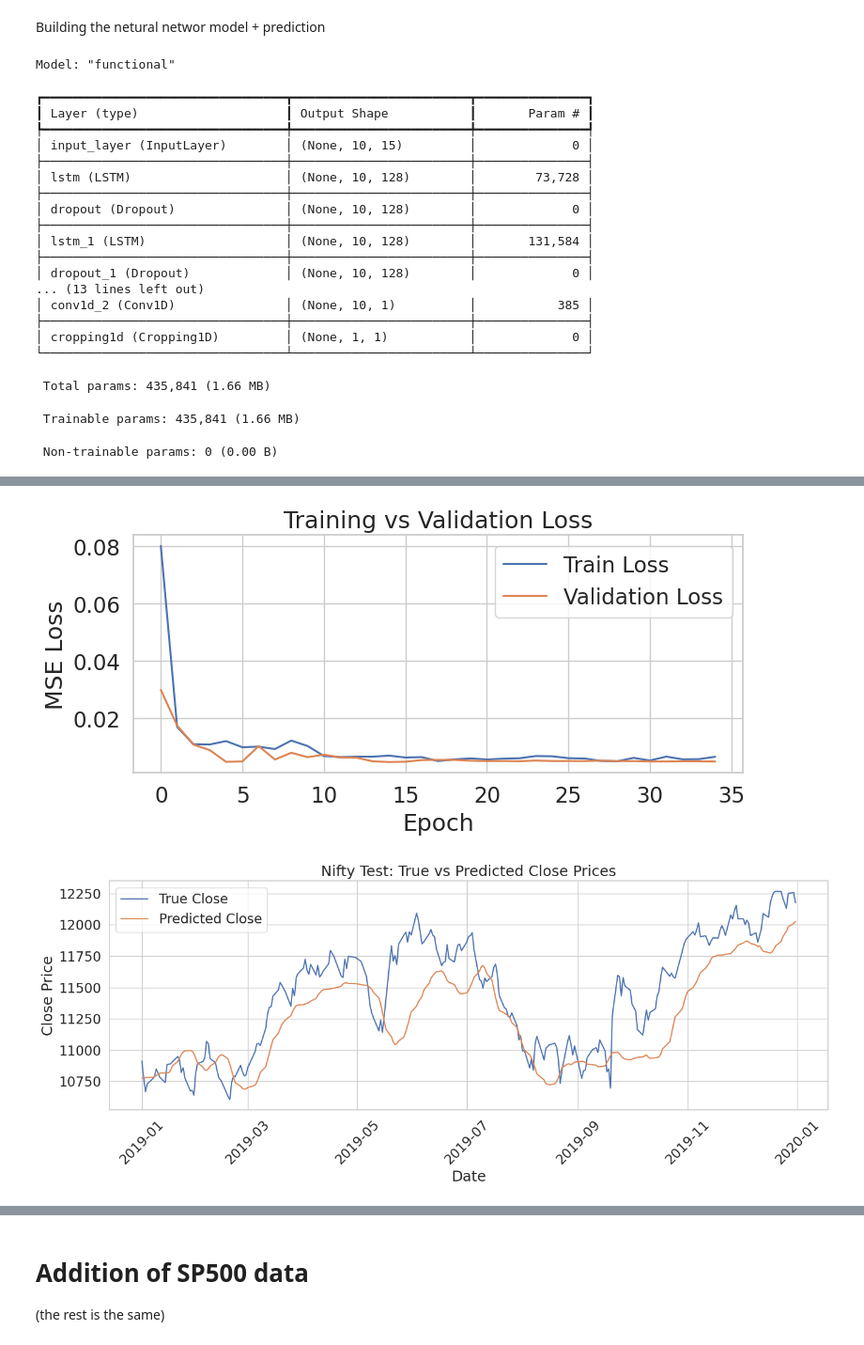
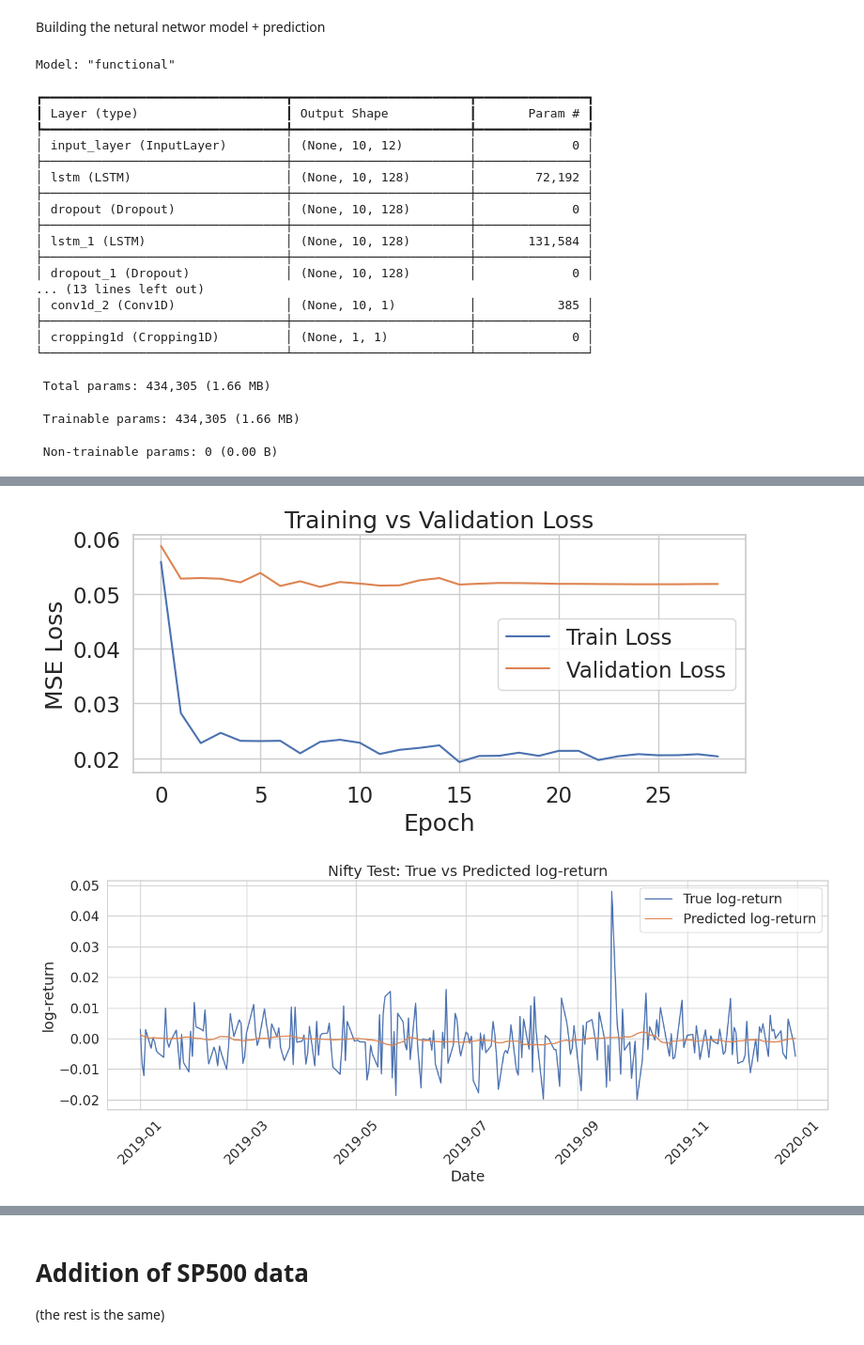
Before and after one commit to ClaudiooBarbieri/econometric-insurance, a Jupyter notebook: econometric/GROUP4/LSTM.ipynb, the cells around one changed output, grey strips where cells are left out. Shown at 94% size. Cells and saved outputs as stored; diff of their text form; code cells hidden in the pictures.

Commit message:
LSTM final + Trading strategies

```diff
--- a/econometric/GROUP4/LSTM.ipynb
+++ b/econometric/GROUP4/LSTM.ipynb
@@ -54,0 +59,6 @@ However we do not use a rollig window: we do not retrain the model after each pr
+# %%
+# Compute daily log-return
+df['target'] = np.log(df['close'] / df['open'])
+df['Log_return'] = df['target'].shift(1)
+
+print(df.head())
@@ -56,9 +84,12 @@ However we do not use a rollig window: we do not retrain the model after each pr
 Data spitting, scaling and sequence preparation
 # %%
 # Select the features and target
-FEATURES = ['Open','High','Low','Close',  'Volume', 'macd','rsi','ulti',
-            'volatility','roc','dema','atr','cci','obv','wr']
-TARGET   = 'close'
+FEATURES = [
+    'Log_return',     # previous day log return
+    'Volume',
+    'macd', 'rsi', 'ulti', 'volatility', 'roc', 'dema', 'atr', 'cci', 'obv', 'wr'
+]
+TARGET = 'target'
 
 # Restrict the dataframe from the dates with no NaNs
 df = df[df['Date'] >= '2017-02-13'].reset_index(drop=True)
@@ -72,9 +103,9 @@ test_start  = pd.to_datetime('2019-01-01')
 # Hyperparameters for bulding the dataset (telescope, i.e. the len of the prediction
 # output is set to 1: we focus on the single point 1-step ahead predction. Also
 # stride is set to 1 so that the window moves one-at-a-time)
-WINDOW    = 10
-STRIDE    = 1
-TELESCOPE = 1  # one-day ahead
+WINDOW    = 10  # Len of the input
+STRIDE    = 1 # If 1 it predicts every day, if different the window slides of the given slide --> predicts a subset of days
+TELESCOPE = 1  # How many to predict (WE FIX IT TO 1: MANY-TO-ONE OUTPUT)
 
 # For each split, extend backwards by WINDOW days to allow full sequences (so we can alow full
 # 2019 prediction, or validation on all last three months of 2018)
@@ -189,11 +220,8 @@ print(f"Test MSE: {mean_squared_error(true_flat, pred_flat):.4f}")
 print(f"Test MAE: {mean_absolute_error(true_flat, pred_flat):.4f}")
 
 # Directional accuracy
-dirs = []
-for i in range(len(Xte)):
-    last_close = x_scaler.inverse_transform(Xte[i])[-1, FEATURES.index('Close')]
-    dirs.append(int((pred_flat[i]>last_close)==(true_flat[i]>last_close)))
-print(f"Directional Accuracy: {100*np.mean(dirs):.2f}%")
+directional_acc = np.mean((pred_flat > 0) == (true_flat  > 0))
+print(f"Directional Accuracy: {100 * directional_acc:.2f}%")
 
 # Plot training & validation loss
 plt.figure(figsize=(8,4))
@@ -211,19 +239,19 @@ plt.show()
 results = pd.DataFrame({'Date': dte, 'True_Close': true_flat, 'Pred_Close': pred_flat})
 results.set_index('Date', inplace=True)
 plt.figure(figsize=(14,6))
-plt.plot(results.index, results['True_Close'], label='True Close')
-plt.plot(results.index, results['Pred_Close'], label='Predicted Close')
-plt.xticks(rotation=45); plt.xlabel('Date'); plt.ylabel('Close Price')
-plt.title('Nifty Test: True vs Predicted Close Prices')
+plt.plot(results.index, results['True_Close'], label='True log-return')
+plt.plot(results.index, results['Pred_Close'], label='Predicted log-return')
+plt.xticks(rotation=45); plt.xlabel('Date'); plt.ylabel('log-return')
+plt.title('Nifty Test: True vs Predicted log-return')
 plt.legend(); plt.tight_layout(); plt.show()
 # %% [output]
 Model: "functional"
 ┏━━━━━━━━━━━━━━━━━━━━━━━━━━━━━━━━━┳━━━━━━━━━━━━━━━━━━━━━━━━┳━━━━━━━━━━━━━━━┓
 ┃ Layer (type)                    ┃ Output Shape           ┃       Param # ┃
 ┡━━━━━━━━━━━━━━━━━━━━━━━━━━━━━━━━━╇━━━━━━━━━━━━━━━━━━━━━━━━╇━━━━━━━━━━━━━━━┩
-│ input_layer (InputLayer)        │ (None, 10, 15)         │             0 │
+│ input_layer (InputLayer)        │ (None, 10, 12)         │             0 │
 ├─────────────────────────────────┼────────────────────────┼───────────────┤
-│ lstm (LSTM)                     │ (None, 10, 128)        │        73,728 │
+│ lstm (LSTM)                     │ (None, 10, 128)        │        72,192 │
 ├─────────────────────────────────┼────────────────────────┼───────────────┤
 │ dropout (Dropout)               │ (None, 10, 128)        │             0 │
 ├─────────────────────────────────┼────────────────────────┼───────────────┤
@@ -235,7 +263,7 @@ Model: "functional"
 ├─────────────────────────────────┼────────────────────────┼───────────────┤
 │ cropping1d (Cropping1D)         │ (None, 1, 1)           │             0 │
 └─────────────────────────────────┴────────────────────────┴───────────────┘
- Total params: 435,841 (1.66 MB)
+ Total params: 434,305 (1.66 MB)
- Trainable params: 435,841 (1.66 MB)
+ Trainable params: 434,305 (1.66 MB)
  Non-trainable params: 0 (0.00 B)
 Epoch 1/200
@@ -258,2 +286,2 @@ Directional Accuracy: 49.18%
-[figure, old version]
+[figure, new version]
-[figure, old version]
+[figure, new version]
```
Also changed, not shown: parts of 40 cells of this notebook.
